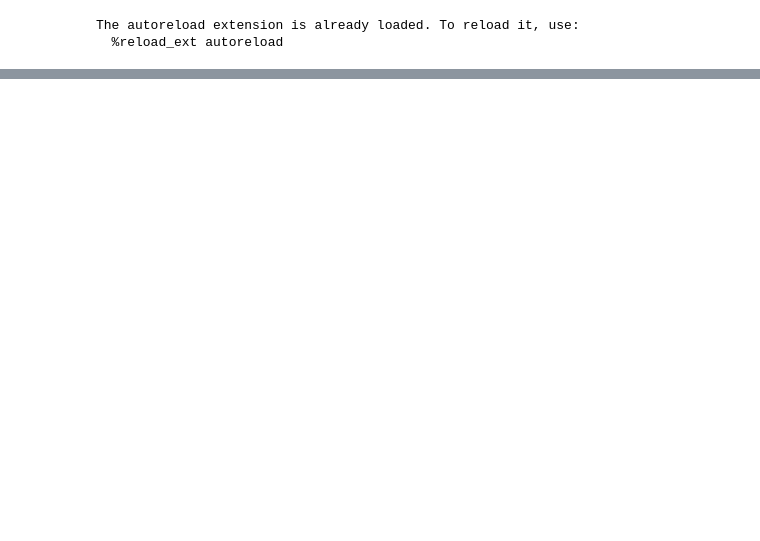
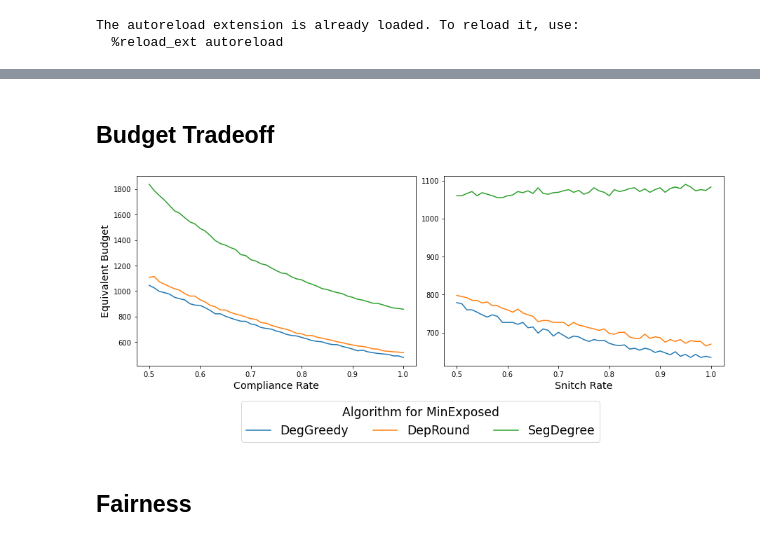
Before and after one commit to gzli929/ContactTracing, a Jupyter notebook: notebooks/experiments.ipynb, the cells around one changed output, grey strips where cells are left out. Drawn from its saved outputs; the diff is of its cells as text; code cells hidden in the pictures; blank space fills up the shorter version.

```diff
--- a/notebooks/experiments.ipynb
+++ b/notebooks/experiments.ipynb
@@ -25,0 +392,37 @@ The autoreload extension is already loaded. To reload it, use:
+# %% [markdown]
+## Budget Tradeoff
+# %%
+df_mont_comp = pd.read_csv(PROJECT_ROOT / "output" / "run_AanqD" / "results.csv")
+df_mont_comp["var"] = "mont_comp"
+df_mont_snitch = pd.read_csv(PROJECT_ROOT / "output" / "run_XoD4C" / "results.csv")
+df_mont_snitch["var"] = "mont_snitch"
+
+df = pd.concat([df_mont_comp, df_mont_snitch])
+df = pd.concat([df[df["agent"] == "DegGreedy_fair"],df[df["agent"] == "DepRound_fair"],df[df["agent"] == "segmented_greedy"]])
+
+df_mont_comp = df[df["var"] == "mont_comp"]
+df_mont_snitch = df[df["var"]=="mont_snitch"]
+
+fig, ax = plt.subplots(1,2,figsize=(15,5))
+
+import seaborn as sns
+
+ax0 = sns.lineplot(data = df_mont_comp, x = "compliance_rate", y = "equivalent_budget", hue = "agent", ax = ax[0])
+ax0.get_legend().remove()
+ax[0].set_xlabel("Compliance Rate", fontsize = 'x-large')
+ax[0].set_ylabel("Equivalent Budget", fontsize = 'x-large')
+
+ax1 = sns.lineplot(data = df_mont_snitch, x = "snitch_rate", y = "equivalent_budget", hue = "agent", ax = ax[1])
+ax1.get_legend().remove()
+ax[1].set_xlabel("Snitch Rate", fontsize = 'x-large')
+ax[1].set_ylabel("")
+plt.subplots_adjust(wspace = 0.1)
+
+legend = fig.legend(['DegGreedy', 'DepRound', 'SegDegree'], title='Algorithm for MinExposed', loc="lower center", ncol = 3, bbox_to_anchor=(0.5, -0.2), fontsize = 'xx-large')
+plt.setp(legend.get_title(), fontsize = "xx-large")
+
+fig.savefig("../output/plots/mont_tradeoff.png", dpi=500, bbox_inches = 'tight')
+# %% [output]
+[figure, added]
+# %% [markdown]
+## Fairness
```
Also changed, not shown: parts of 17 cells of this notebook, 10 other files.
